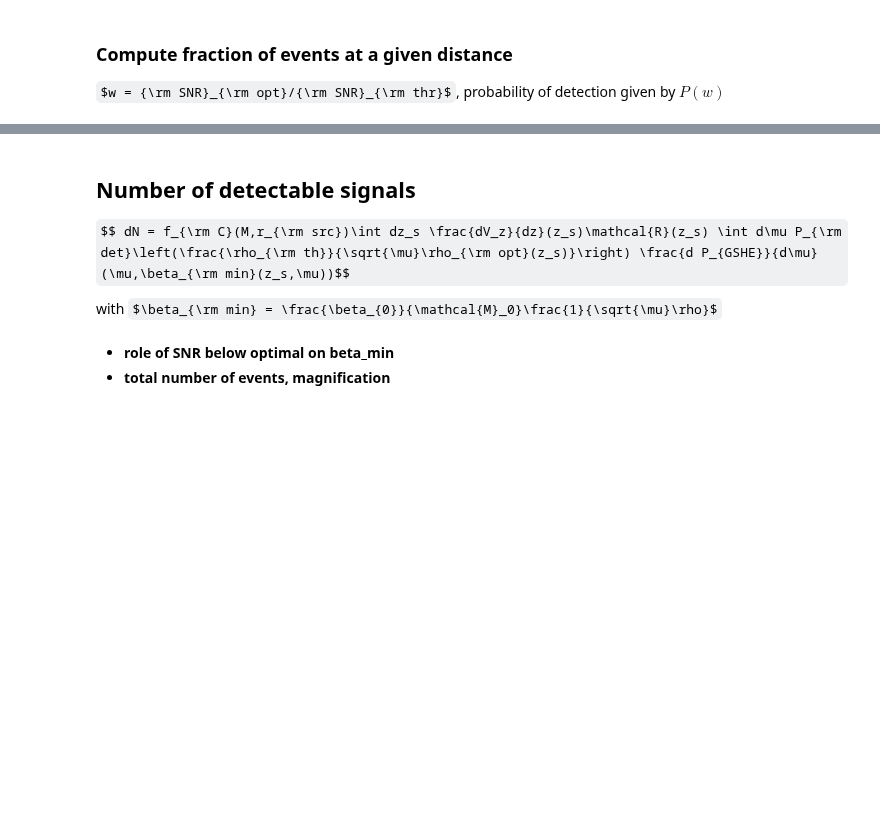
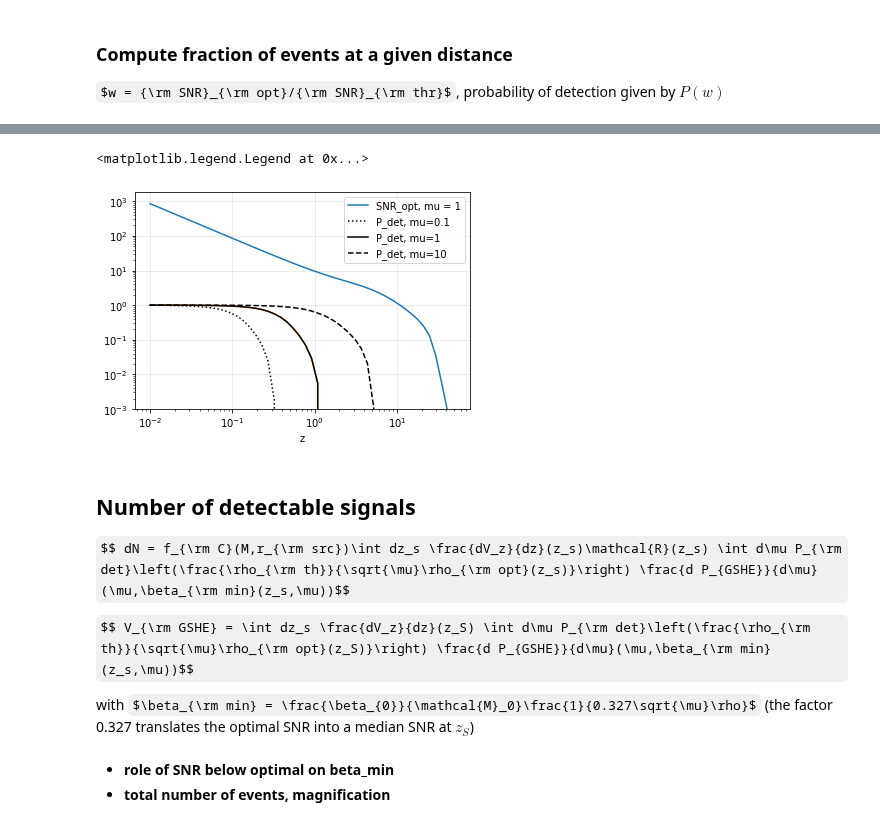
Before and after one commit to Richard-Sti/GSHE_public, a Jupyter notebook: scripts/prospective_constraints.ipynb, the cells around one changed output, grey strips where cells are left out. Drawn from its saved outputs; the diff is of its cells as text; code cells hidden in the pictures; some formulas as TeX source; blank space fills up the shorter version.

```diff
--- a/scripts/prospective_constraints.ipynb
+++ b/scripts/prospective_constraints.ipynb
@@ -302,21 +350,26 @@ z_array = np.geomspace(1e-2,50,50)
 SNR_opt_array = fc.SNR_opt(z_array,60,fc.aligo_file,q=1)
 # %%
 plt.loglog(z_array,SNR_opt_array,label='SNR_opt, mu = 1')
-plt.loglog(z_array,P_detect(8/SNR_opt_array))
+plt.loglog(z_array,fc.prob_detect(8/SNR_opt_array))
 
 for mu,ls in zip([0.1,1,10],[':','-','--']):
-    plt.loglog(z_array,P_detect(8/SNR_opt_array/np.sqrt(mu)),ls,c='k',label='P_det, mu=%g'%mu)
+    plt.loglog(z_array,fc.prob_detect(8/SNR_opt_array/np.sqrt(mu)),ls,c='k',label='P_det, mu=%g'%mu)
 
 plt.ylim(1e-3,)
 plt.grid(alpha=0.3)
 plt.xlabel('z')
 plt.legend()
+# %% [output]
+<matplotlib.legend.Legend at 0x...>
+[figure, added]
 # %% [markdown]
 ## Number of detectable signals
 
 $$ dN = f_{\rm C}(M,r_{\rm src})\int dz_s \frac{dV_z}{dz}(z_s)\mathcal{R}(z_s) \int d\mu P_{\rm det}\left(\frac{\rho_{\rm th}}{\sqrt{\mu}\rho_{\rm opt}(z_s)}\right) \frac{d P_{GSHE}}{d\mu}(\mu,\beta_{\rm min}(z_s,\mu))$$
 
-with $\beta_{\rm min} = \frac{\beta_{0}}{\mathcal{M}_0}\frac{1}{\sqrt{\mu}\rho}$
+$$ V_{\rm GSHE} = \int dz_s \frac{dV_z}{dz}(z_S) \int d\mu P_{\rm det}\left(\frac{\rho_{\rm th}}{\sqrt{\mu}\rho_{\rm opt}(z_S)}\right) \frac{d P_{GSHE}}{d\mu}(\mu,\beta_{\rm min}(z_s,\mu))$$
+
+with $\beta_{\rm min} = \frac{\beta_{0}}{\mathcal{M}_0}\frac{1}{0.327\sqrt{\mu}\rho}$ (the factor 0.327 translates the optimal SNR into a median SNR at $z_S$)
 # %% [markdown]
 * **role of SNR below optimal on beta_min**
 * **total number of events, magnification**
```
Also changed, not shown: parts of 17 cells of this notebook, 1 other file.
